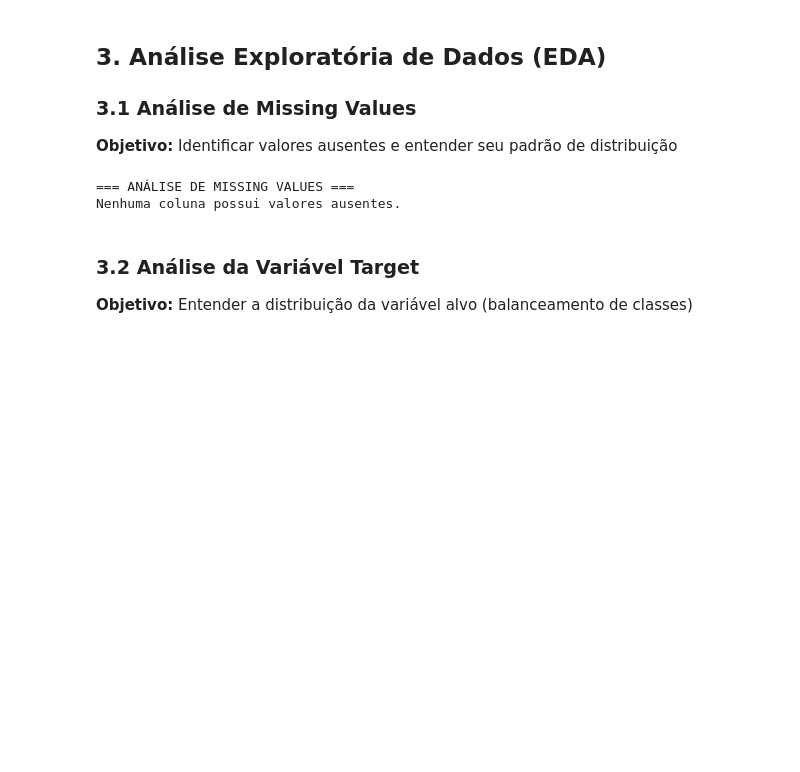
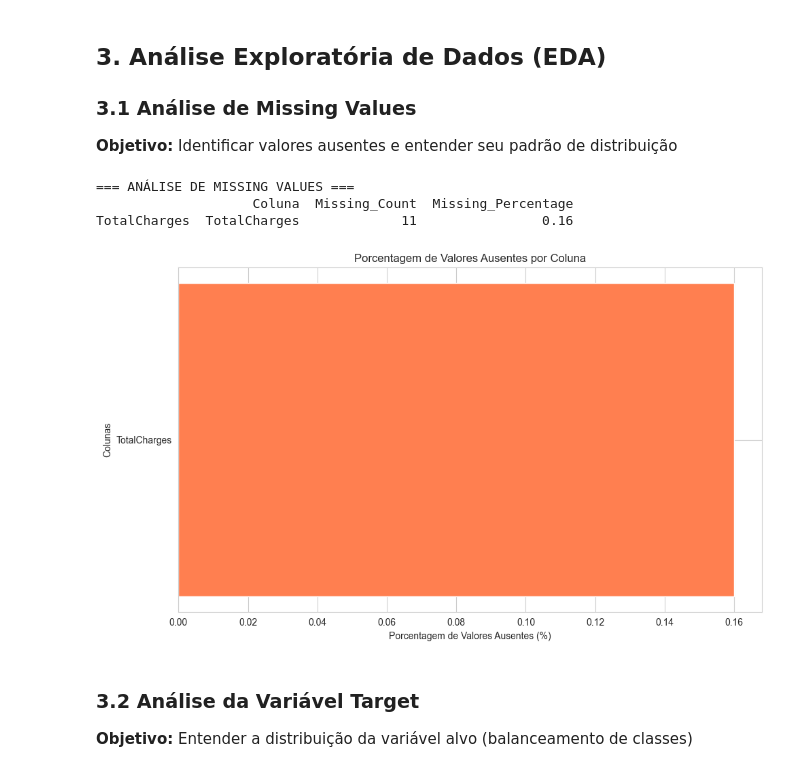
Before and after one commit to gsfreitas/tech-challenge-fase01, a Jupyter notebook: notebooks/exploratory/01_eda.ipynb, the cells around one changed output. Drawn from its saved outputs; the diff is of its cells as text; code cells hidden in the pictures; blank space fills up the shorter version.

```diff
--- a/notebooks/exploratory/01_eda.ipynb
+++ b/notebooks/exploratory/01_eda.ipynb
@@ -94,30 +84,35 @@ memory usage: 1.1 MB
 **Objetivo:** Identificar valores ausentes e entender seu padrão de distribuição
 # %%
 print("=== ANÁLISE DE MISSING VALUES ===")
+
+# transformar total charges para numérico float
+df['TotalCharges'] = pd.to_numeric(df['TotalCharges'], errors='coerce')
 
 missing_values = pd.DataFrame({
     "Coluna": df.columns,
     "Missing_Count": df.isnull().sum(),
     "Missing_Percentage": (df.isnull().sum() / len(df) * 100).round(2)
 })
 
 missing_values = missing_values[missing_values["Missing_Count"] > 0].sort_values(by="Missing_Percentage", ascending=False)
 
 if len(missing_values) > 0:
     print(missing_values)
 
     plt.figure(figsize=(10,6))
     plt.barh(missing_values["Coluna"], missing_values["Missing_Percentage"], color='coral')
     plt.xlabel('Porcentagem de Valores Ausentes (%)')
     plt.ylabel('Colunas')
-    plt.tittle('Porcentagem de Valores Ausentes por Coluna')
+    plt.title('Porcentagem de Valores Ausentes por Coluna')
     plt.tight_layout()
     plt.show()
 else:
     print("Nenhuma coluna possui valores ausentes.")
 # %% [output]
 === ANÁLISE DE MISSING VALUES ===
-Nenhuma coluna possui valores ausentes.
+                    Coluna  Missing_Count  Missing_Percentage
+TotalCharges  TotalCharges             11                0.16
+[figure, added]
 # %% [markdown]
 ### 3.2 Análise da Variável Target
 **Objetivo:** Entender a distribuição da variável alvo (balanceamento de classes)
```
Also changed, not shown: parts of 25 cells of this notebook.
